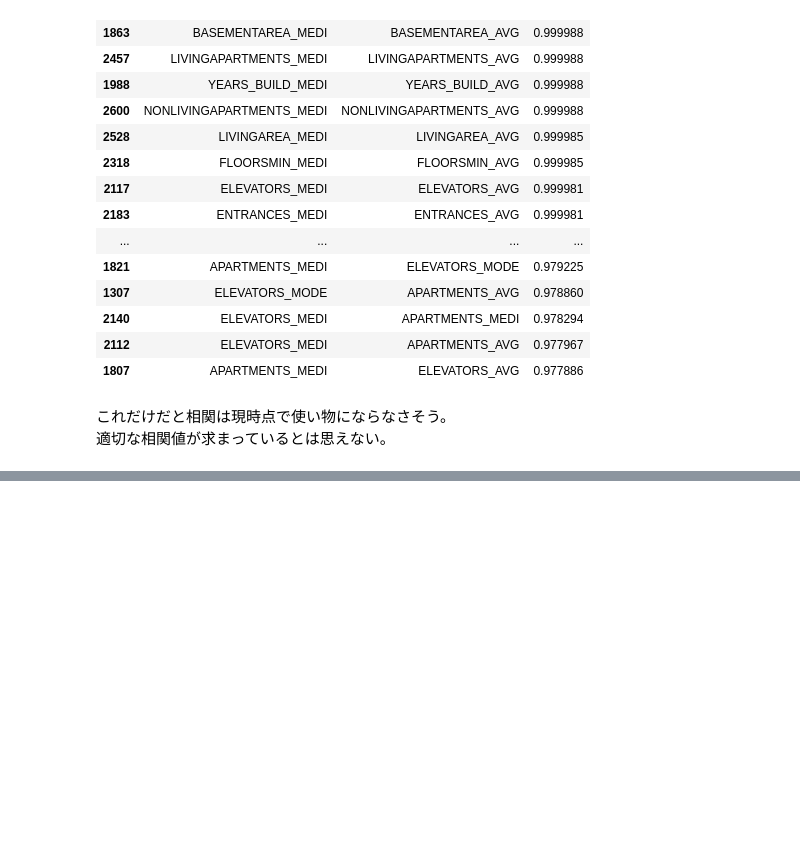
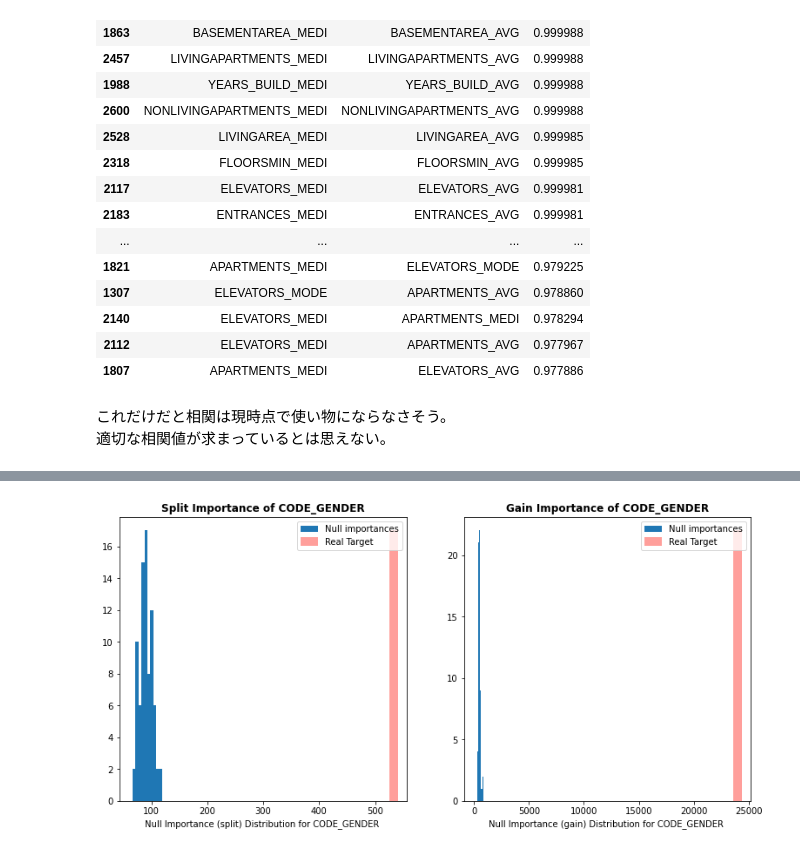
Before and after one commit to shota1201/diveintocode-ml, a Jupyter notebook: DIVE_INTO_CODE/python/week3/week3-1.ipynb, the cells around one changed output, grey strips where cells are left out. Drawn from its saved outputs; the diff is of its cells as text; code cells hidden in the pictures; blank space fills up the shorter version.

```diff
--- a/DIVE_INTO_CODE/python/week3/week3-1.ipynb
+++ b/DIVE_INTO_CODE/python/week3/week3-1.ipynb
@@ -597,0 +782,4 @@ def correlation_ratio(categories, measurements):
+# %%
+display_distributions(actual_imp_df_=actual_imp_df, null_imp_df_=null_imp_df, feature_='CODE_GENDER')
+# %% [output]
+[figure, added]
```
Also changed, not shown: parts of 22 cells of this notebook.
